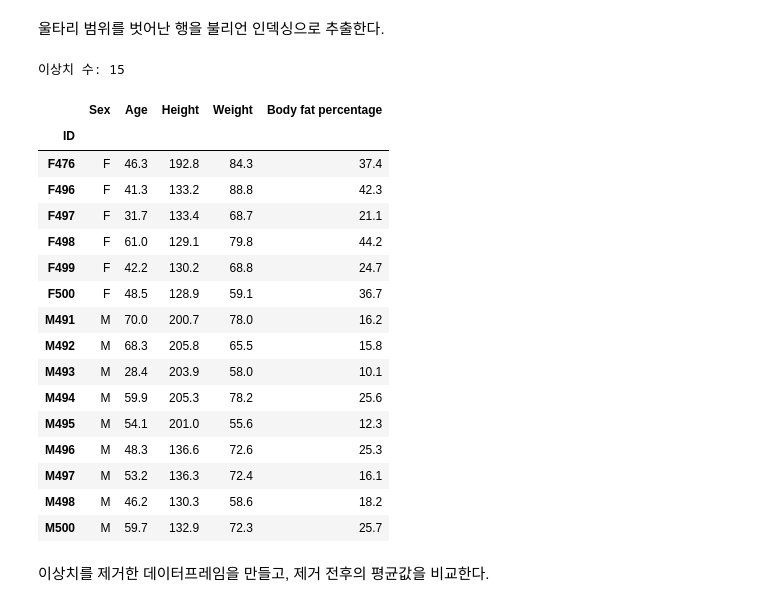
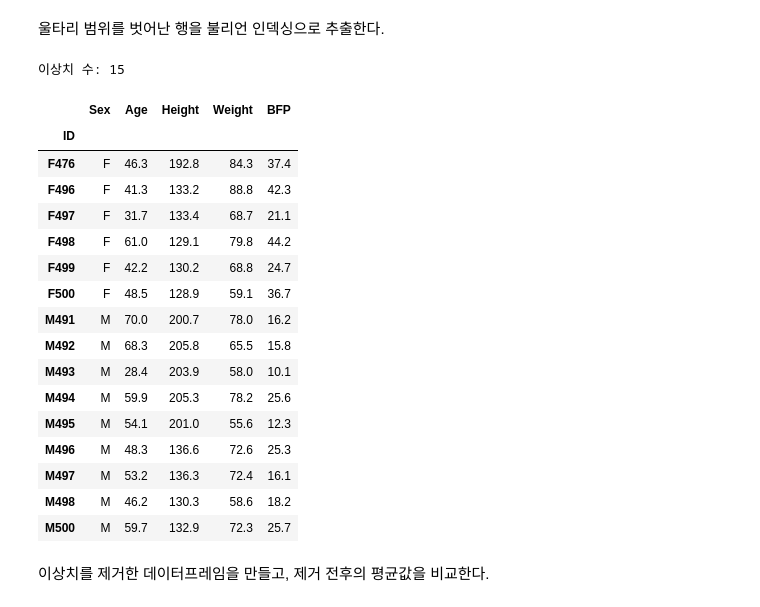
Before and after one commit to codingalzi/code-workout-datasci, a Jupyter notebook: descriptive_stats.ipynb, the cells around one changed output. Drawn from its saved outputs; the diff is of its cells as text; code cells hidden in the pictures.

```diff
--- a/descriptive_stats.ipynb
+++ b/descriptive_stats.ipynb
@@ -59,7 +59,7 @@ data_url = 'https://raw.githubusercontent.com/codingalzi/code-workout-datasci/re
 # %% [markdown]
 `ID` 특성을 행 인덱스로 지정하면서 데이터셋을 데이터프레임으로 불러온다.
 # %%
-body_info = pd.read_csv("./data/body_fat_with_outliers.csv", index_col='ID')
+body_fat = pd.read_csv("./data/body_fat_with_outliers.csv", index_col='ID')
 # %% [markdown]
 불러온 데이터프레임의 처음과 끝을 확인한다.
 여성 데이터 500개가 앞쪽에 위치한다.
@@ -107,8 +107,8 @@ memory usage: 51.8 KB
 # %% [markdown]
 `Body fat percentage`와 같이 띄어쓰기가 포함된 긴 열의 이름을 간결한 이름인 `BFP`로 변경한다. 열의 이름이 수정된 새로운 데이터프레임을 기존 변수에 재할당하는 방식으로 사용한다.
 # %%
-body_info = body_info.rename(columns={'Body fat percentage': 'BFP'})
-body_info.info()
+body_fat = body_fat.rename(columns={'Body fat percentage': 'BFP'})
+body_fat.info()
 # %% [output]
 <class 'pandas.DataFrame'>
 Index: 1000 entries, F001 to M500
@@ -553,6 +553,6 @@ IQR 방법을 통해 특정 범위를 벗어난 데이터를 이상치(outlier)
 # %%
-Q1 = body_info['Height'].quantile(0.25)
-Q3 = body_info['Height'].quantile(0.75)
+Q1 = body_fat['Height'].quantile(0.25)
+Q3 = body_fat['Height'].quantile(0.75)
 IQR = Q3 - Q1
 
 lower = Q1 - 1.5 * IQR
@@ -568,12 +568,12 @@ Q1: 158.375,  Q3: 171.7,  IQR: 13.324999999999989
 # %% [markdown]
 울타리 범위를 벗어난 행을 불리언 인덱싱으로 추출한다.
 # %%
-outliers = body_info[(body_info['Height'] < lower) | (body_info['Height'] > upper)]
+outliers = body_fat[(body_fat['Height'] < lower) | (body_fat['Height'] > upper)]
 print(f'이상치 수: {len(outliers)}')
 outliers
 # %% [output]
 이상치 수: 15
-|  | Sex | Age | Height | Weight | Body fat percentage |
+|  | Sex | Age | Height | Weight | BFP |
 | ID |  |  |  |  |  |
 | F476 | F | 46.3 | 192.8 | 84.3 | 37.4 |
 | F496 | F | 41.3 | 133.2 | 88.8 | 42.3 |
```
Also changed, not shown: parts of 125 cells of this notebook, 1 other file.
